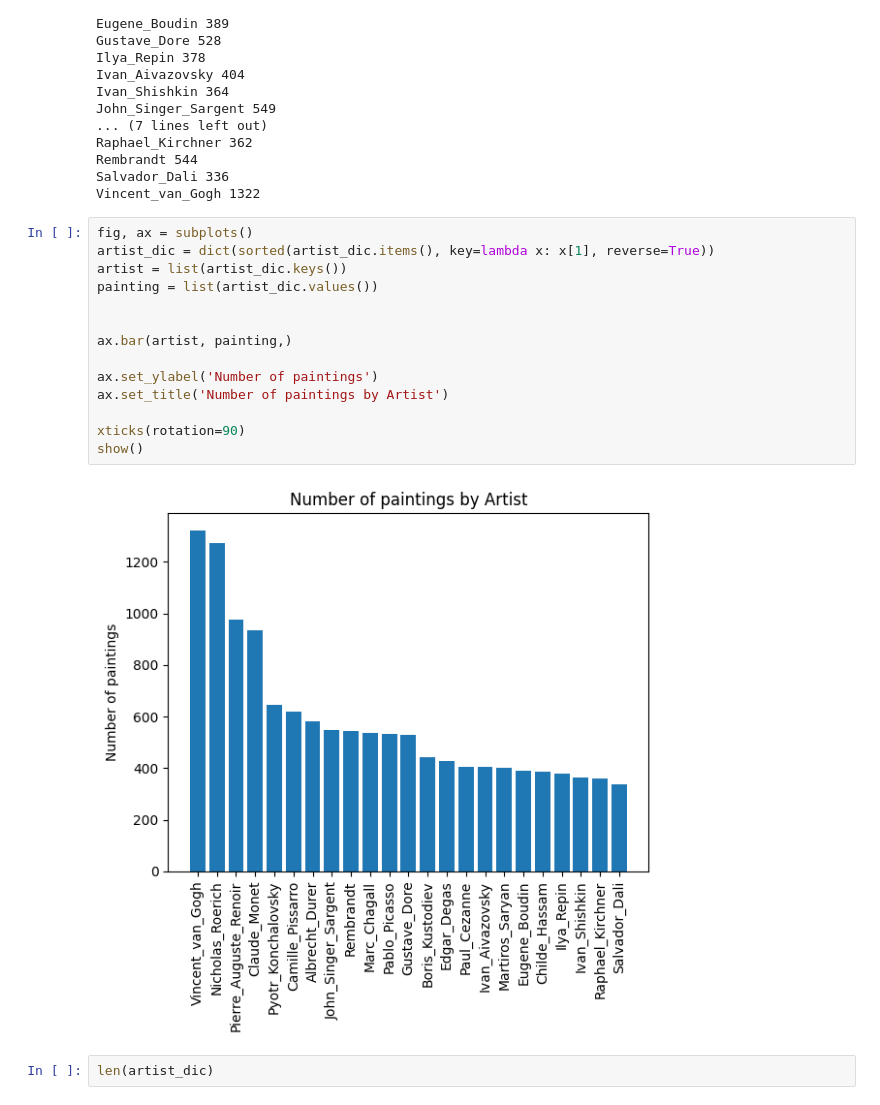
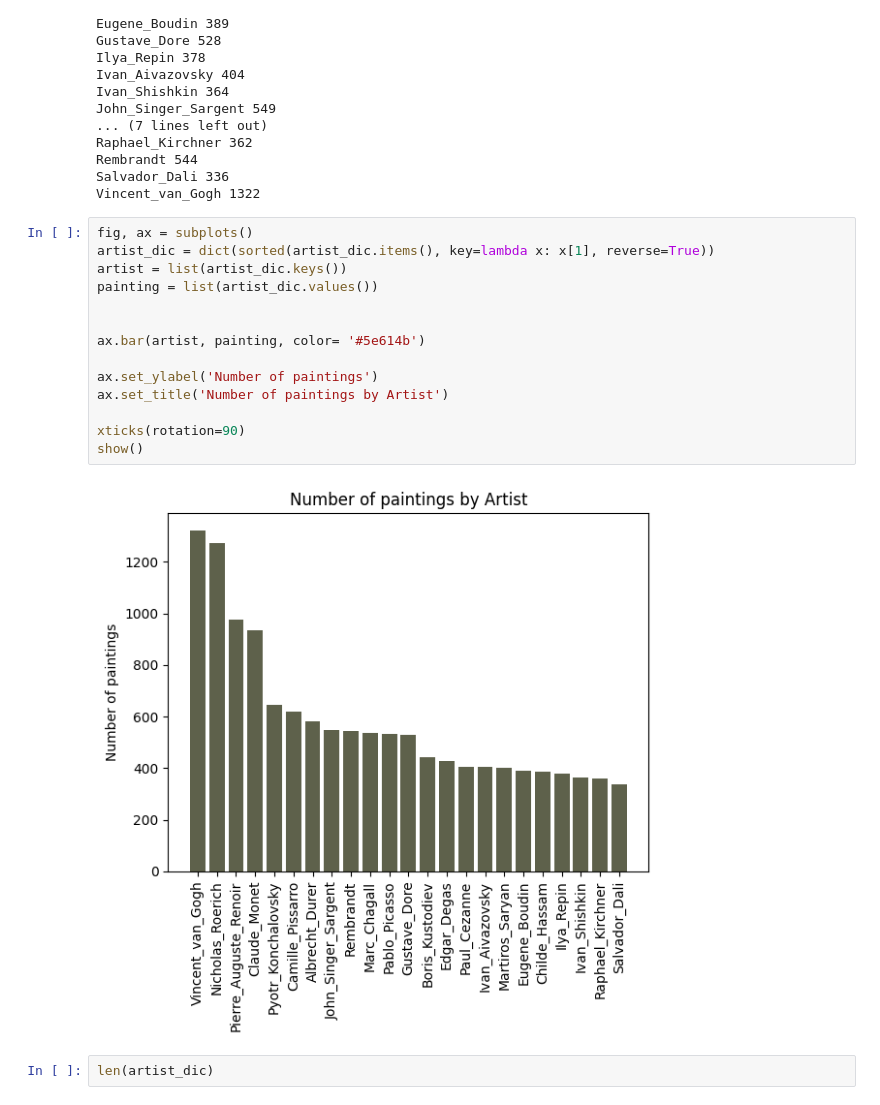
Before and after one commit to martapfeital/deep_learning_project, a Jupyter notebook: notebooks/shananigans.ipynb, the cells around one changed output. Saved outputs shown, nothing was run; the diff lists cells and outputs as text.

```diff
--- a/notebooks/shananigans.ipynb
+++ b/notebooks/shananigans.ipynb
@@ -124,19 +123,19 @@ Vincent_van_Gogh 1322
 # %%
 fig, ax = subplots()
 artist_dic = dict(sorted(artist_dic.items(), key=lambda x: x[1], reverse=True))
 artist = list(artist_dic.keys())
 painting = list(artist_dic.values())
 
 
-ax.bar(artist, painting,)
+ax.bar(artist, painting, color= '#5e614b')
 
 ax.set_ylabel('Number of paintings')
 ax.set_title('Number of paintings by Artist')
 
 xticks(rotation=90)
 show()
 # %% [output]
-[figure, old version]
+[figure, new version]
 # %%
 len(artist_dic)
 # %% [output]
```
Also changed, not shown: parts of 7 cells of this notebook, 1 other file.
